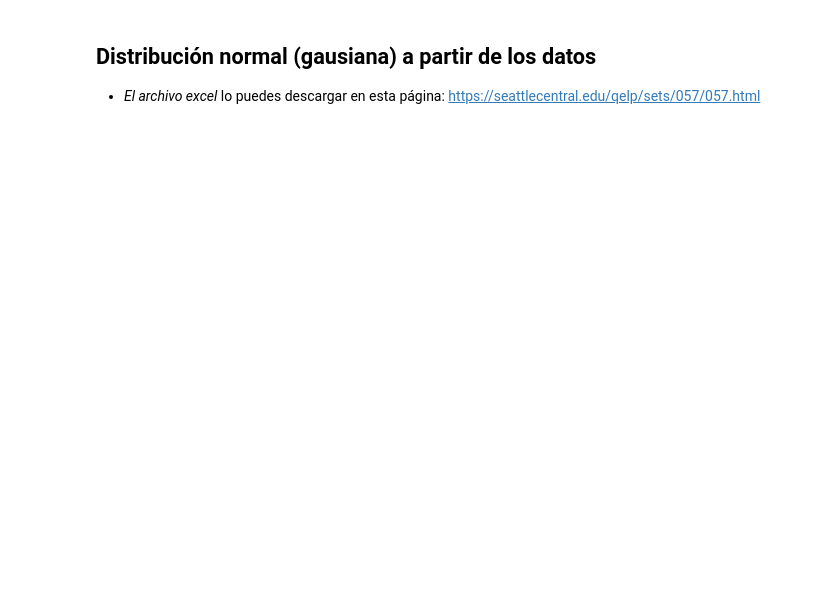
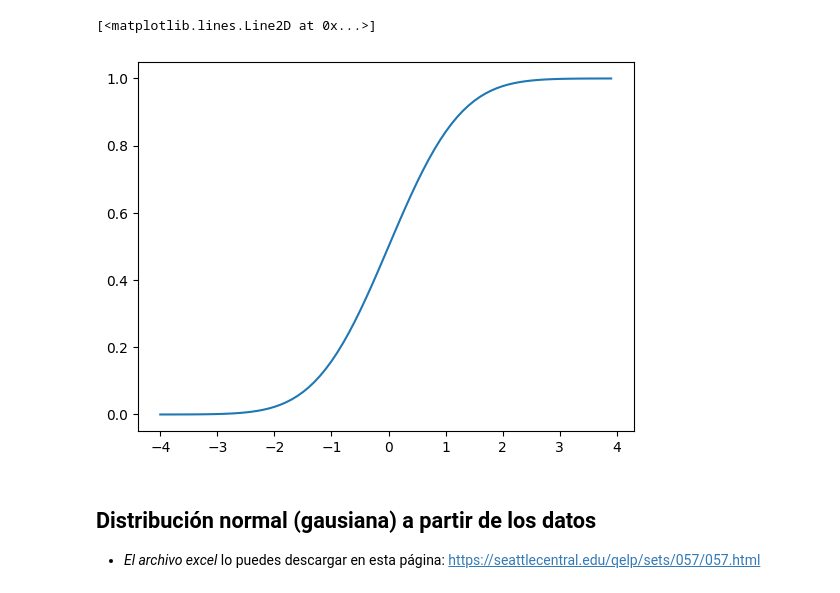
Before and after one commit to jariel17/curso-probabilidad, a Jupyter notebook: 03_distribucion_normal.ipynb, the cells around one changed output. Drawn from its saved outputs; the diff is of its cells as text; code cells hidden in the pictures; blank space fills up the shorter version.

```diff
--- a/03_distribucion_normal.ipynb
+++ b/03_distribucion_normal.ipynb
@@ -30,3 +37,14 @@ from scipy.stats import norm
+# %%
+# calculando la distribución acumulada
+# cdf = cumulative distribution function
+dist = norm(0, 1)
+x = np.arange(-4, 4, 0.1)
+y = [dist.cdf(value) for value in x]
+
+plt.plot(x, y)
+# %% [output]
+[<matplotlib.lines.Line2D at 0x...>]
+[figure, added]
 # %% [markdown]
 ## Distribución normal (gausiana) a partir de los datos
 
```
Also changed, not shown: parts of 10 cells of this notebook.
